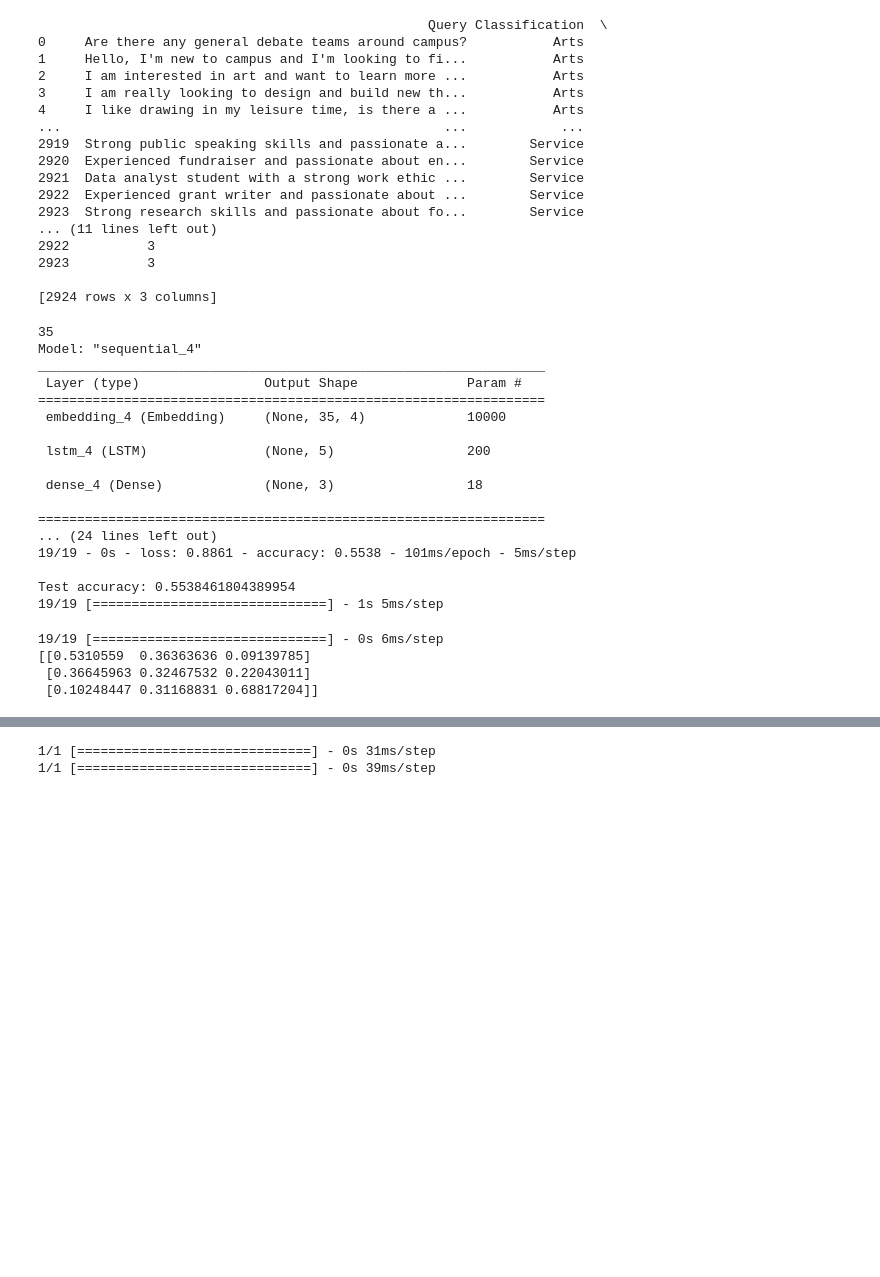
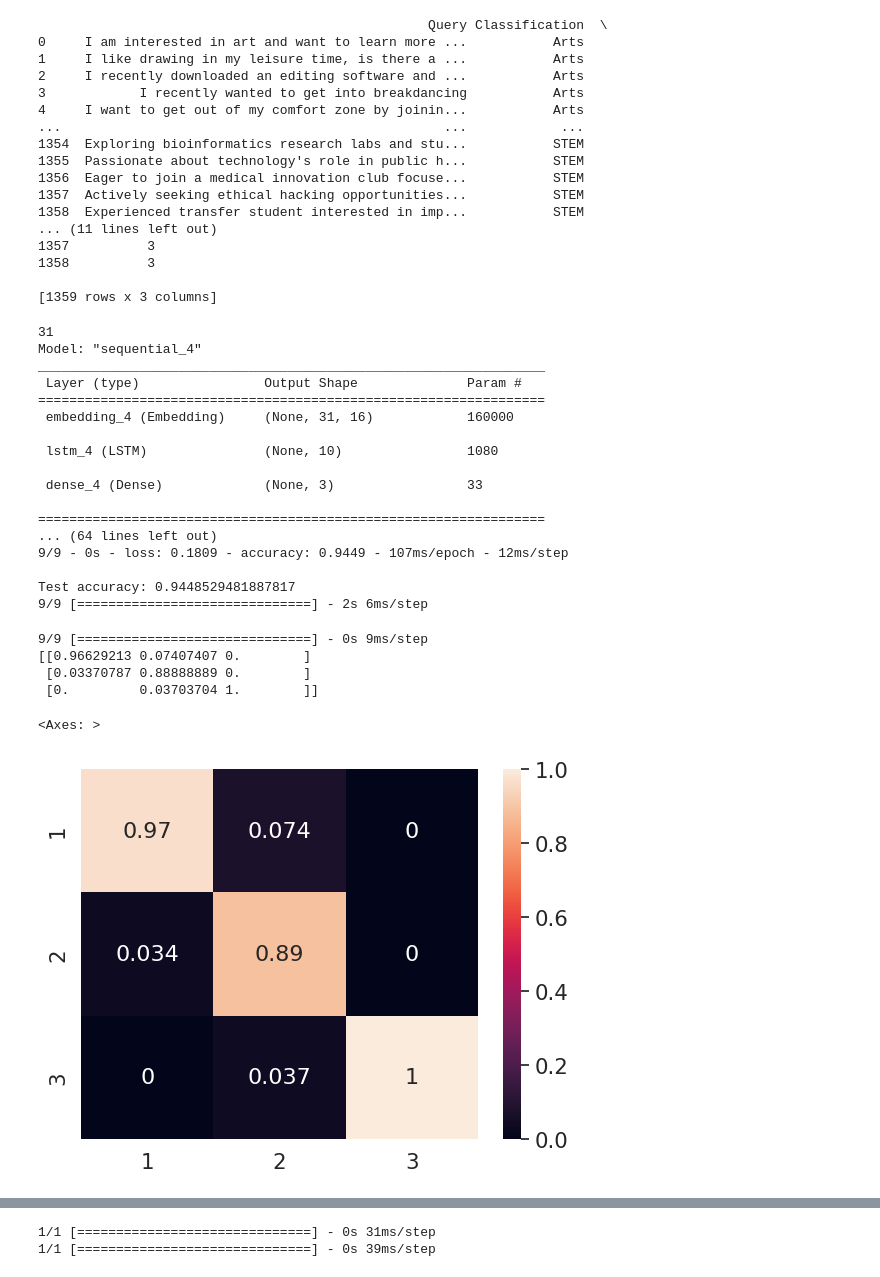
Before and after one commit to gjburke/finishing-involvement-bot, a Jupyter notebook: Model.ipynb, the cells around one changed output, grey strips where cells are left out. Saved outputs shown, nothing was run; the diff lists cells and outputs as text; code cells hidden in the pictures; blank space fills up the shorter version.

Commit message:
Updated intensity model using new data

```diff
--- a/Model.ipynb
+++ b/Model.ipynb
@@ -53,7 +63,7 @@ def standardize_data(X_train, X_test, word_count):
   X_test_seq = tokenizer.texts_to_sequences(X_test)
 
   filename = 'tokenizer_' + str(word_count) + '.joblib'
-  joblib.dump(tokenizer, filename)
+  #joblib.dump(tokenizer, filename)
 
   # loading
   #joblib.load(path)
@@ -67,7 +77,7 @@ def standardize_data(X_train, X_test, word_count):
 # %%
 # Loading the data
 
-df = pd.read_csv('final data.csv')
+df = pd.read_csv('final intensity data.csv')
 df.dropna(subset=['Intensity'], inplace=True)
 df.dropna(subset=['Classification'], inplace=True)
 print(df)
@@ -79,25 +89,25 @@ print(df)
 # intensity_df
 # %% [output]
                                                   Query Classification  \
-0     Are there any general debate teams around campus?           Arts
-1     Hello, I'm new to campus and I'm looking to fi...           Arts
-2     I am interested in art and want to learn more ...           Arts
-3     I am really looking to design and build new th...           Arts
-4     I like drawing in my leisure time, is there a ...           Arts
+0     I am interested in art and want to learn more ...           Arts
+1     I like drawing in my leisure time, is there a ...           Arts
+2     I recently downloaded an editing software and ...           Arts
+3            I recently wanted to get into breakdancing           Arts
+4     I want to get out of my comfort zone by joinin...           Arts
 ...                                                 ...            ...
-2919  Strong public speaking skills and passionate a...        Service
-2920  Experienced fundraiser and passionate about en...        Service
-2921  Data analyst student with a strong work ethic ...        Service
-2922  Experienced grant writer and passionate about ...        Service
-2923  Strong research skills and passionate about fo...        Service
+1354  Exploring bioinformatics research labs and stu...           STEM
+1355  Passionate about technology's role in public h...           STEM
+1356  Eager to join a medical innovation club focuse...           STEM
+1357  Actively seeking ethical hacking opportunities...           STEM
+1358  Experienced transfer student interested in imp...           STEM
 ... (11 lines left out)
-2922          3
-2923          3
+1357          3
+1358          3
 
-[2924 rows x 3 columns]
+[1359 rows x 3 columns]
 # %%
 # Experimenting with the priority model
-dict_word_count = 2500
+dict_word_count = 10000
 
 # Getting relevant data
 queries = df['Query'].values
@@ -110,9 +120,9 @@ X_train_padded, X_test_padded, max_length = standardize_data(X_train, X_test, di
 
 # Create model
 intensity_model = Sequential([
-    Embedding(input_dim=dict_word_count, output_dim=4,input_length=max_length),
+    Embedding(input_dim=dict_word_count, output_dim=16,input_length=max_length),
     #LSTM(units=2, dropout=0.5, return_sequences=True),
-    LSTM(units=5, dropout=0.6),
+    LSTM(units=10, dropout=0.80),
     Dense(3, activation='softmax')
 ])
 
@@ -120,7 +130,7 @@ intensity_model.compile(loss='categorical_crossentropy', optimizer='adam', metri
 intensity_model.summary()
 
 # Fit model and show how it went
-history = intensity_model.fit(X_train_padded, y_train_intensity, epochs=10, validation_data=(X_test_padded, y_test_intensity))
+history = intensity_model.fit(X_train_padded, y_train_intensity, epochs=30, validation_data=(X_test_padded, y_test_intensity))
 test_loss, test_acc = intensity_model.evaluate(X_test_padded, y_test_intensity, verbose=2)
 
 print('\nTest accuracy:', test_acc)
@@ -129,25 +139,25 @@ predictions = intensity_model.predict(X_test_padded)
 predicted_priorities = np.argmax(predictions, axis=1)
 
 # save model
-intensity_model.save("intensity_model.keras")
+#intensity_model.save("intensity_model.keras")
 # %% [output]
-35
+31
 Model: "sequential_4"
 _________________________________________________________________
  Layer (type)                Output Shape              Param #
 =================================================================
- embedding_4 (Embedding)     (None, 35, 4)             10000
+ embedding_4 (Embedding)     (None, 31, 16)            160000
 
- lstm_4 (LSTM)               (None, 5)                 200
+ lstm_4 (LSTM)               (None, 10)                1080
 
- dense_4 (Dense)             (None, 3)                 18
+ dense_4 (Dense)             (None, 3)                 33
 
 =================================================================
-... (24 lines left out)
-19/19 - 0s - loss: 0.8861 - accuracy: 0.5538 - 101ms/epoch - 5ms/step
+... (64 lines left out)
+9/9 - 0s - loss: 0.1809 - accuracy: 0.9449 - 107ms/epoch - 12ms/step
 
-Test accuracy: 0.5538461804389954
-19/19 [==============================] - 1s 5ms/step
+Test accuracy: 0.9448529481887817
+9/9 [==============================] - 2s 6ms/step
 # %%
 # Confusion matrix to see whats going on
 
@@ -157,7 +167,17 @@ y_test_conf = np.argmax(y_test_intensity, axis=1)
 intensity_confusion = metrics.confusion_matrix(y_test_conf, y_prediction_conf, normalize='pred')
 print(intensity_confusion)
 # %% [output]
-19/19 [==============================] - 0s 6ms/step
-[[0.5310559  0.36363636 0.09139785]
- [0.36645963 0.32467532 0.22043011]
- [0.10248447 0.31168831 0.68817204]]
+9/9 [==============================] - 0s 9ms/step
+[[0.96629213 0.07407407 0.        ]
+ [0.03370787 0.88888889 0.        ]
+ [0.         0.03703704 1.        ]]
+# %%
+# Plot confusion matrix
+
+df_cm = pd.DataFrame(intensity_confusion, intensity_labels, intensity_labels)
+# plt.figure(figsize=(10,7))
+sn.set(font_scale=1.4) # for label size
+sn.heatmap(df_cm, annot=True, annot_kws={"size": 16}) # font size
+# %% [output]
+<Axes: >
+[figure, added]
```
Also changed, not shown: parts of 9 cells of this notebook.
